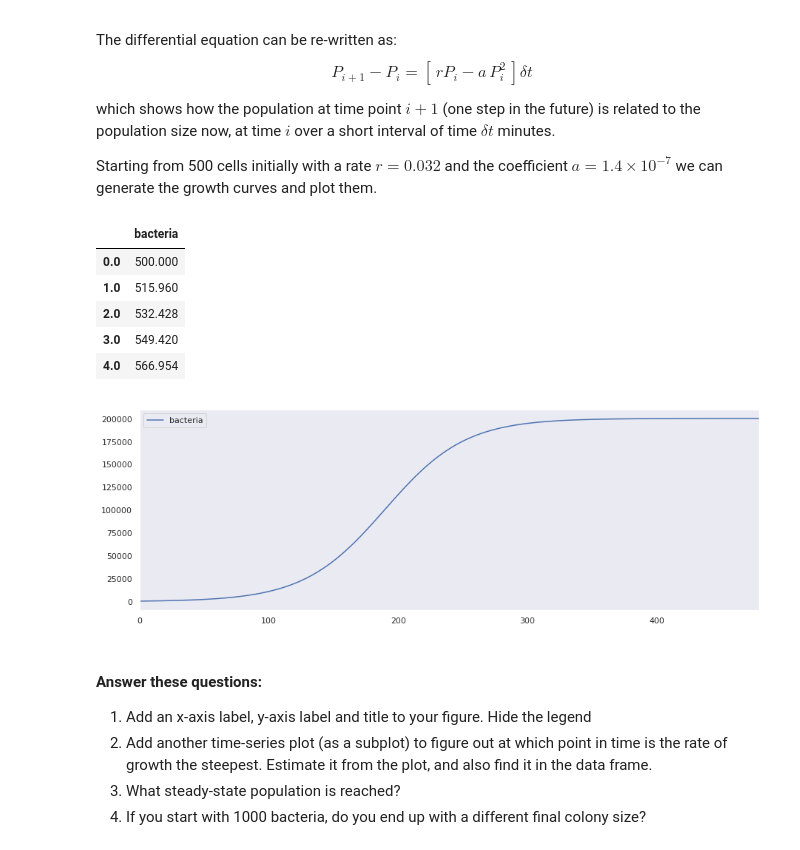
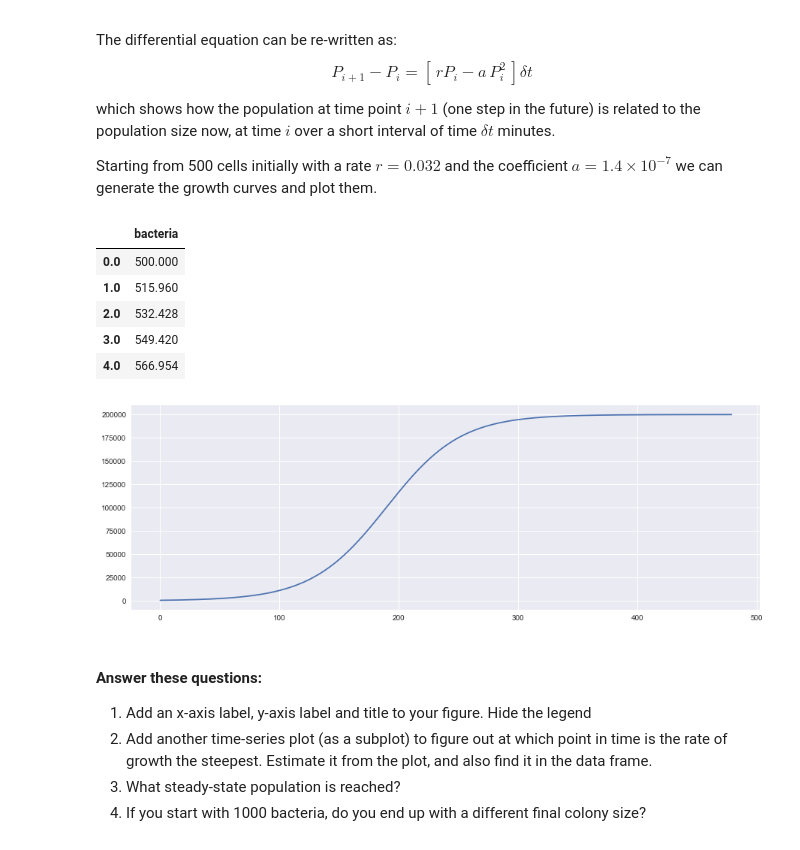
Before and after one commit to kgdunn/python-basic-notebooks, a Jupyter notebook: Module-10-interactive.ipynb, the cells around one changed output. Saved outputs shown, nothing was run; the diff lists cells and outputs as text; code cells hidden in the pictures.

```diff
--- a/Module-10-interactive.ipynb
+++ b/Module-10-interactive.ipynb
@@ -400,34 +420,35 @@ Starting from 500 cells initially with a rate $r=0.032$ and the coefficient $a =
 # %%
 import numpy as np
 import pandas as pd
 from IPython.display import display
 
 p_initial = 500
 r = 0.032
 a = 1.6E-7
 delta_t = 1       # minutes
 time_final = 8*60
 
 # Create the two outputs of interest
 time = np.arange(start=0.0, stop=time_final, step=delta_t)
 population = np.zeros(time.shape)
 population[0] = p_initial
 
 for idx, t_value in enumerate(time[1:]):
     population[idx + 1] = population[idx] + delta_t * (r*population[idx] - a * population[idx]**2)
 
+# Now plot the data
 bugs = pd.DataFrame(data = {'bacteria': population}, index=time)
 display(bugs.head())
-ax = bugs.plot(figsize=(15,5))
-ax.grid()
+ax = bugs.plot(figsize=(15,5), legend=False)
+ax.grid(True)
 # %% [output]
 |  | bacteria |
 | 0.0 | 500.000 |
 | 1.0 | 515.960 |
 | 2.0 | 532.428 |
 | 3.0 | 549.420 |
 | 4.0 | 566.954 |
-[figure, old version]
+[figure, new version]
 # %% [markdown]
 #### Answer these questions:
 
```
Also changed, not shown: parts of 9 cells of this notebook.
